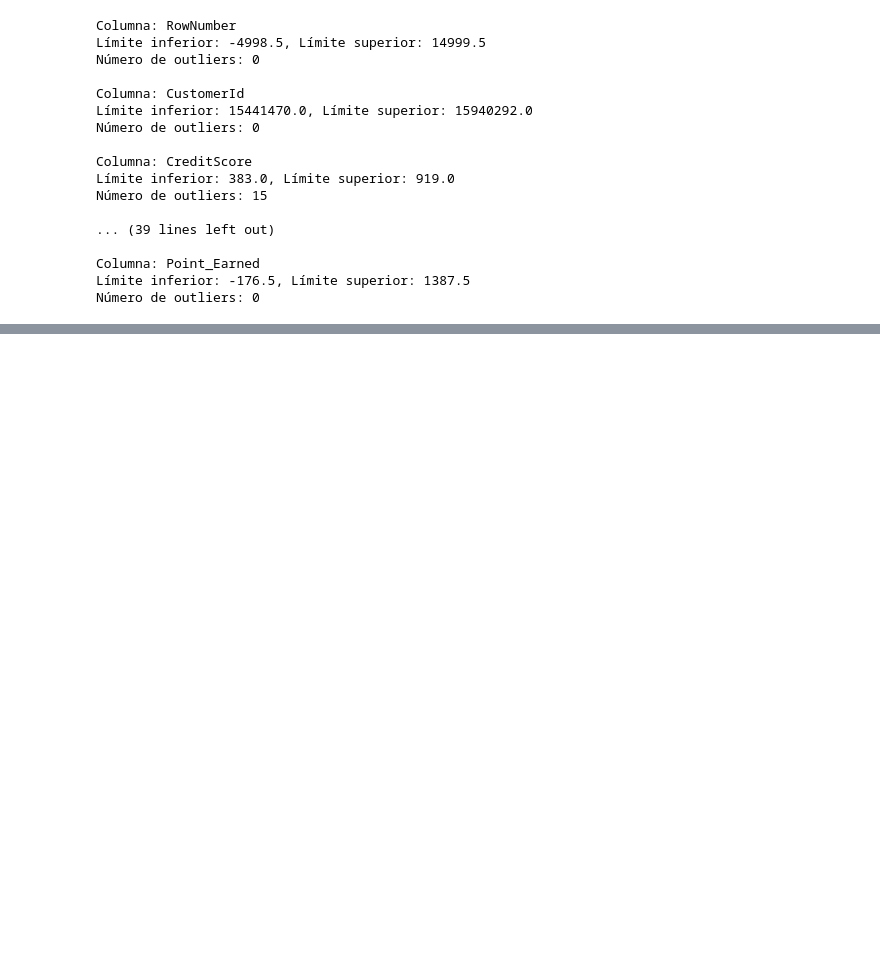
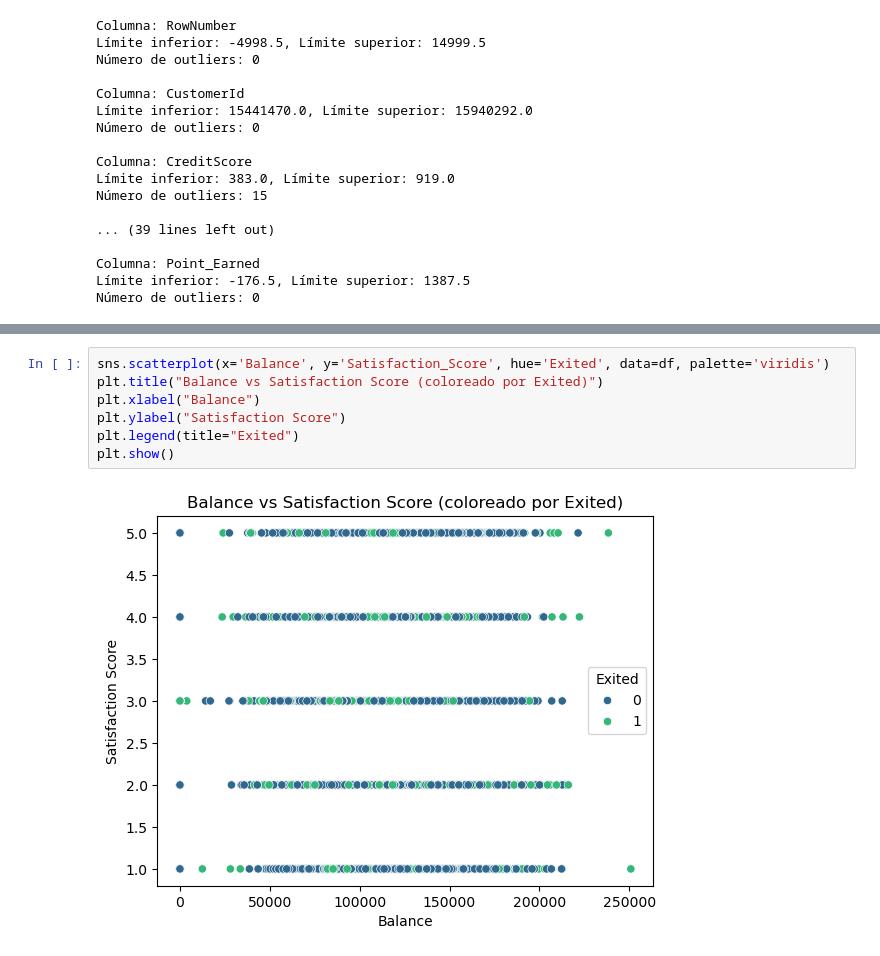
Before and after one commit to SaraLuzVC/Customer-Churn-Records, a Jupyter notebook: notebooks/EDA_sofia.ipynb, the cells around one changed output, grey strips where cells are left out. Drawn from its saved outputs; the diff is of its cells as text; blank space fills up the shorter version.

```diff
--- a/notebooks/EDA_sofia.ipynb
+++ b/notebooks/EDA_sofia.ipynb
@@ -284,0 +272,9 @@ for col in numeric_cols:
+# %%
+sns.scatterplot(x='Balance', y='Satisfaction_Score', hue='Exited', data=df, palette='viridis')
+plt.title("Balance vs Satisfaction Score (coloreado por Exited)")
+plt.xlabel("Balance")
+plt.ylabel("Satisfaction Score")
+plt.legend(title="Exited")
+plt.show()
+# %% [output]
+[figure, added]
```
Also changed, not shown: parts of 11 cells of this notebook.
